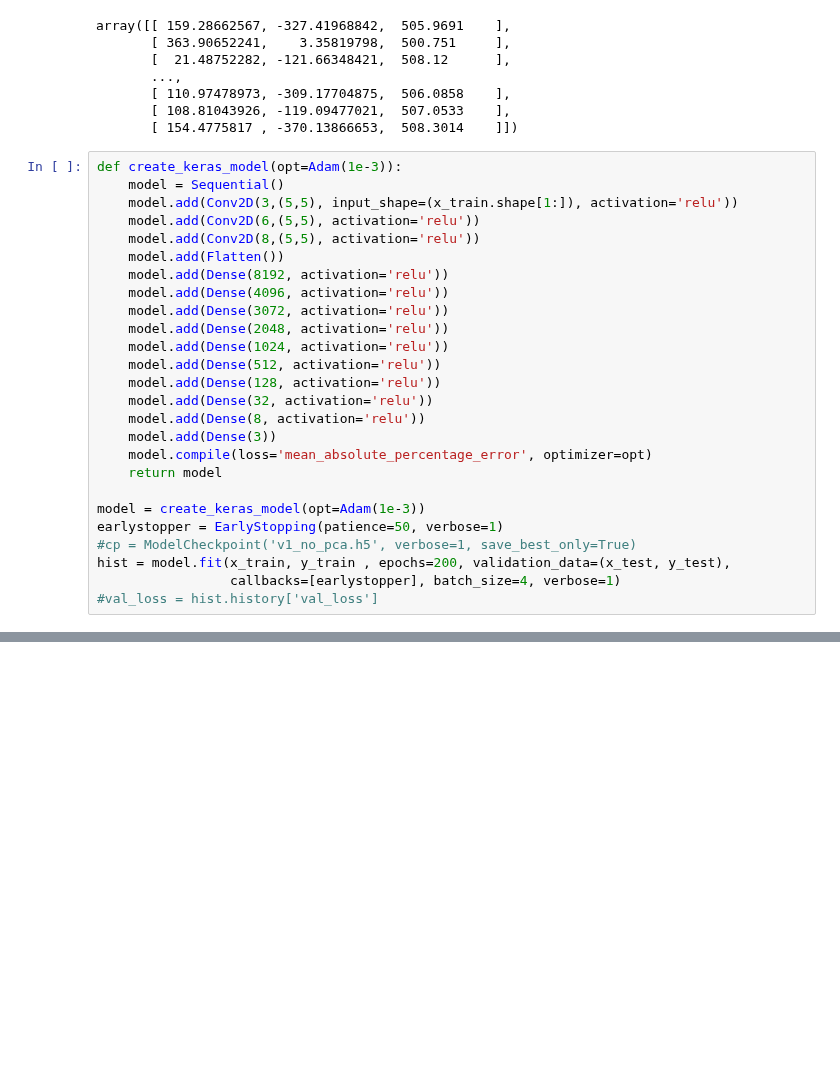
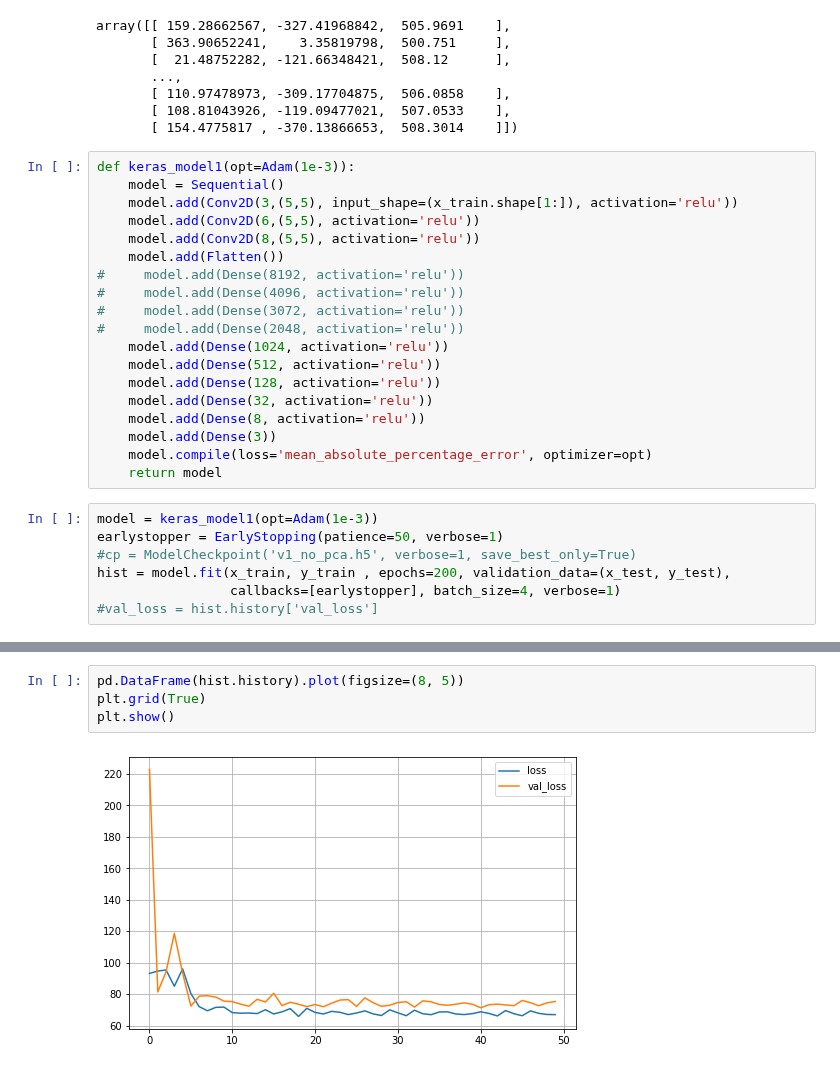
Before and after one commit to telenovelachuan/data_science, a Jupyter notebook: master_project/user_localization.ipynb, the cells around one changed output, grey strips where cells are left out. Saved outputs shown, nothing was run; the diff lists cells and outputs as text; blank space fills up the shorter version.

Commit message:
train method 2

```diff
--- a/master_project/user_localization.ipynb
+++ b/master_project/user_localization.ipynb
@@ -96,16 +94,16 @@ array([[ 159.28662567, -327.41968842,  505.9691    ],
        [ 108.81043926, -119.09477021,  507.0533    ],
        [ 154.4775817 , -370.13866653,  508.3014    ]])
 # %%
-def create_keras_model(opt=Adam(1e-3)):
+def keras_model1(opt=Adam(1e-3)):
     model = Sequential()
     model.add(Conv2D(3,(5,5), input_shape=(x_train.shape[1:]), activation='relu'))
     model.add(Conv2D(6,(5,5), activation='relu'))
     model.add(Conv2D(8,(5,5), activation='relu'))
     model.add(Flatten())
-    model.add(Dense(8192, activation='relu'))
-    model.add(Dense(4096, activation='relu'))
-    model.add(Dense(3072, activation='relu'))
-    model.add(Dense(2048, activation='relu'))
+#     model.add(Dense(8192, activation='relu'))
+#     model.add(Dense(4096, activation='relu'))
+#     model.add(Dense(3072, activation='relu'))
+#     model.add(Dense(2048, activation='relu'))
     model.add(Dense(1024, activation='relu'))
     model.add(Dense(512, activation='relu'))
     model.add(Dense(128, activation='relu'))
@@ -114,10 +112,10 @@ def create_keras_model(opt=Adam(1e-3)):
     model.add(Dense(3))
     model.compile(loss='mean_absolute_percentage_error', optimizer=opt)
     return model
-
-model = create_keras_model(opt=Adam(1e-3))
-earlystopper = EarlyStopping(patience=50, verbose=1)
-#cp = ModelCheckpoint('v1_no_pca.h5', verbose=1, save_best_only=True)
-hist = model.fit(x_train, y_train , epochs=200, validation_data=(x_test, y_test),
-                 callbacks=[earlystopper], batch_size=4, verbose=1)
-#val_loss = hist.history['val_loss']
+# %%
+model = keras_model1(opt=Adam(1e-3))
+earlystopper = EarlyStopping(patience=50, verbose=1)
+#cp = ModelCheckpoint('v1_no_pca.h5', verbose=1, save_best_only=True)
+hist = model.fit(x_train, y_train , epochs=200, validation_data=(x_test, y_test),
+                 callbacks=[earlystopper], batch_size=4, verbose=1)
+#val_loss = hist.history['val_loss']
@@ -123,0 +237,6 @@ hist = model.fit(x_train, y_train , epochs=200, validation_data=(x_test, y_test)
+# %%
+pd.DataFrame(hist.history).plot(figsize=(8, 5))
+plt.grid(True)
+plt.show()
+# %% [output]
+[figure, added]
```
Also changed, not shown: parts of 13 cells of this notebook.
